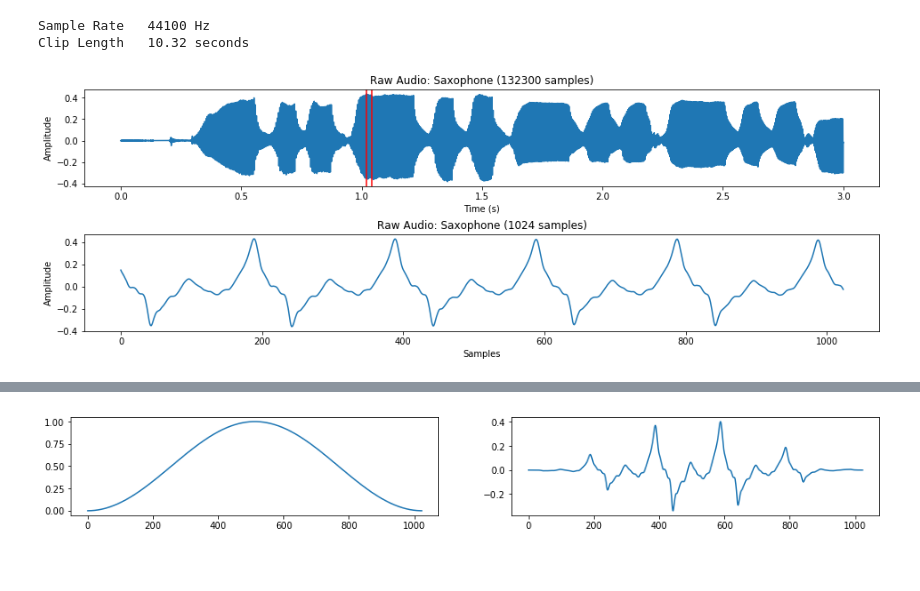
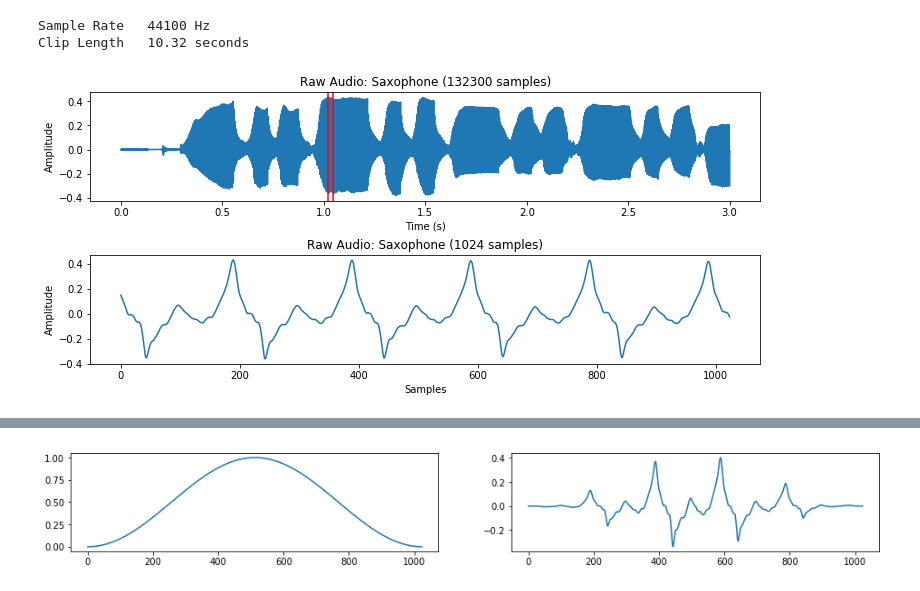
Before and after one commit to jhartquist/fastai_audio, a Jupyter notebook: notebooks/01. Audio, STFT, Melspectrograms with Python.ipynb, the cells around one changed output, grey strips where cells are left out. Drawn from its saved outputs; the diff is of its cells as text; code cells hidden in the pictures.

```diff
--- a/notebooks/01. Audio, STFT, Melspectrograms with Python.ipynb
+++ b/notebooks/01. Audio, STFT, Melspectrograms with Python.ipynb
@@ -13,6 +13,8 @@ import numpy as np
 import pandas as pd
 from scipy.fftpack import fft
 from scipy.signal import get_window
+# %%
+plt.rcParams['figure.figsize'] = (12, 3)
 # %%
 DATA = Path('data')
 AUDIO = DATA/'freesound/audio_44KHz/train'
@@ -43,31 +45,31 @@ clip = clip[:three_seconds]
 # %%
 timesteps = np.arange(len(clip)) / sample_rate  # in seconds
 
-fig, ax = plt.subplots(2, figsize=(16, 5))
+fig, ax = plt.subplots(2, figsize=(12, 5))
 fig.subplots_adjust(hspace=0.5)
 
 # plot the entire clip
 ax[0].plot(timesteps, clip)
 ax[0].set_xlabel('Time (s)')
 ax[0].set_ylabel('Amplitude')
 ax[0].set_title('Raw Audio: {} ({} samples)'.format(row.label, len(clip)))
 
 
 n_fft = 1024 # frame length
 start = 45000 # start at a part of the sound thats not silence..
 x = clip[start:start+n_fft]
 
 # mark location of frame in the entire signal
 ax[0].axvline(start/sample_rate, c='r')
 ax[0].axvline((start+n_fft)/sample_rate, c='r')
 
 # plot N samples
 ax[1].plot(x)
 ax[1].set_xlabel('Samples')
 ax[1].set_ylabel('Amplitude')
 ax[1].set_title('Raw Audio: {} ({} samples)'.format(row.label, len(x)));
 # %% [output]
-[figure, old version]
+[figure, new version]
 # %%
 Audio(clip, rate=sample_rate)
 # %% [output]
```
Also changed, not shown: parts of 4 cells of this notebook, 1 other file.
